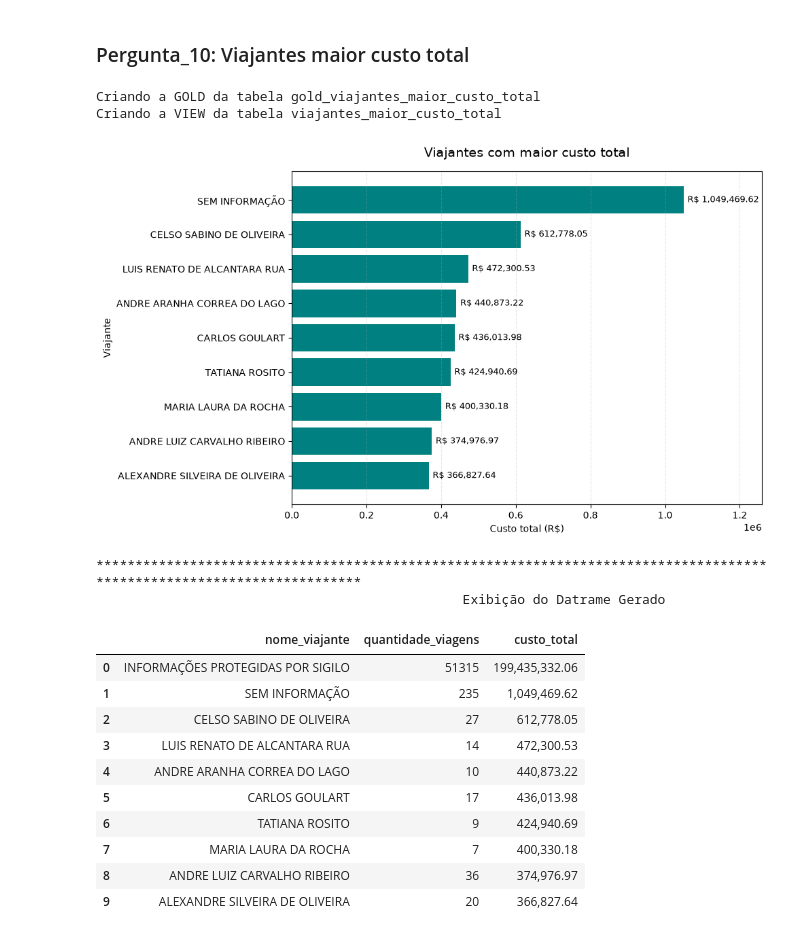
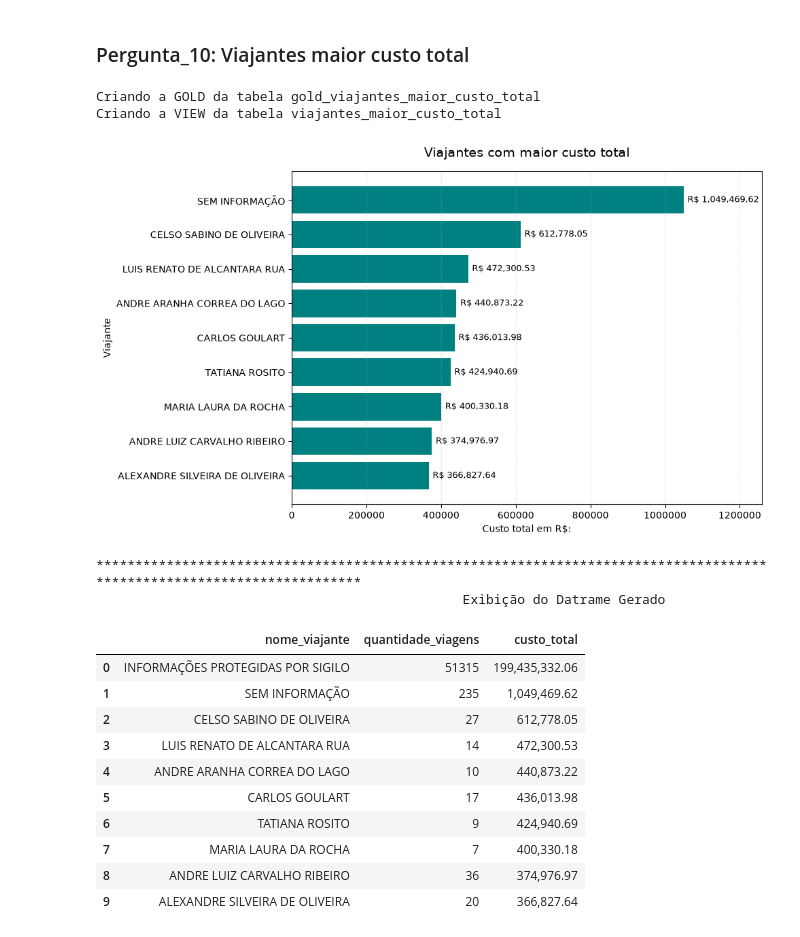
Before and after one commit to hicarocalliari/Projeto_final_SCTEC, a Jupyter notebook: notebooks/analise.ipynb, the cells around one changed output. Saved outputs shown, nothing was run; the diff lists cells and outputs as text; code cells hidden in the pictures.

```diff
--- a/notebooks/analise.ipynb
+++ b/notebooks/analise.ipynb
@@ -532,13 +501,7 @@ criar_gold_view(8)
 ## Criação do Gráfico
 
 # Ordenação para melhor visualização do gráfico
-df = (
-    df
-    .sort_values(
-        by="custo_medio",
-        ascending=True
-    )
-)
+df = df.sort_values(by="custo_medio", ascending=True)
 
 fig, ax = plt.subplots(figsize=(10, 6))
 
@@ -550,12 +513,7 @@ ax.set_ylabel("Meio de transporte")
 max_valor = df["custo_medio"].max()
 
 for i, valor in enumerate(df["custo_medio"]):
-    ax.text(
-        valor + max_valor * 0.01,
-        i,
-        f"R$ {valor:,.2f}",
-        va="center"
-    )
+    ax.text(valor + max_valor * 0.01, i, f"R$ {valor:,.2f}", va="center")
 
 ax.grid(axis="x", linestyle="--", alpha=0.3)
 ax.set_xlim(0, max_valor * 1.15)
@@ -567,8 +525,8 @@ plt.show()
 ## Apresentação do DF através do print e salvar em forma de imagem
 print("".center(120, "*"))
 print("Exibição do Datrame Gerado".center(120), "")
-df = df.sort_values(by="custo_medio",ascending=False)
-dfi.export(df,f"{PASTA_IMAGE}/df_pergunta_8.png",table_conversion="matplotlib")
+df = df.sort_values(by="custo_medio", ascending=False)
+dfi.export(df, f"{PASTA_IMAGE}/df_pergunta_8.png", table_conversion="matplotlib")
 df
 # %% [output]
 Criando a GOLD da tabela gold_meio_transporte_maior_custo_medio_viagem
@@ -668,61 +619,43 @@ criar_gold_view(10)
 
 ## Criação do Gráfico
 
-# Removendo registros sem identificação nominal
-df_grafico = (
-    df[df["nome_viajante"] != "INFORMAÇÕES PROTEGIDAS POR SIGILO"]
-    .sort_values(
-        by="custo_total",
-        ascending=True
-    )
+df_grafico = df[df["nome_viajante"] != "INFORMAÇÕES PROTEGIDAS POR SIGILO"].sort_values(
+    by="custo_total", ascending=True
 )
 
 fig, ax = plt.subplots(figsize=(10, 6))
 
-ax.barh(
-    df_grafico["nome_viajante"],
-    df_grafico["custo_total"],
-    color="teal"
-)
+ax.barh(df_grafico["nome_viajante"], df_grafico["custo_total"], color="teal")
 
-ax.set_title(
-    "Viajantes com maior custo total",
-    fontsize=14,
-    pad=15
-)
+ax.set_title("Viajantes com maior custo total", fontsize=14, pad=15)
 
-ax.set_xlabel("Custo total (R$)")
+ax.set_xlabel("Custo total em R$:")
 ax.set_ylabel("Viajante")
+
+ax.ticklabel_format(style="plain", useOffset=False, axis="x")
 
 max_valor = df_grafico["custo_total"].max()
 
 for i, valor in enumerate(df_grafico["custo_total"]):
-    ax.text(
-        valor + max_valor * 0.01,
-        i,
-        f"R$ {valor:,.2f}",
-        va="center",
-        fontsize=9
-    )
+    ax.text(valor + max_valor * 0.01, i, f"R$ {valor:,.2f}", va="center", fontsize=9)
 
 ax.grid(axis="x", linestyle="--", alpha=0.3)
 ax.set_xlim(0, max_valor * 1.20)
-
 plt.tight_layout()
 plt.savefig(f"{PASTA_IMAGE}/grafico_10.png", dpi=300, bbox_inches="tight")
 plt.show()
 
 
 ## Apresentação do DF através do print e salvar em forma de imagem
 print("".center(120, "*"))
 print("Exibição do Datrame Gerado".center(120), "")
 df.sort_values(by="custo_total", ascending=False)
-dfi.export(df,f"{PASTA_IMAGE}/df_pergunta_10.png",table_conversion="matplotlib")
+dfi.export(df, f"{PASTA_IMAGE}/df_pergunta_10.png", table_conversion="matplotlib")
 df
 # %% [output]
 Criando a GOLD da tabela gold_viajantes_maior_custo_total
 Criando a VIEW da tabela viajantes_maior_custo_total
-[figure, old version]
+[figure, new version]
 ************************************************************************************************************************
                                                Exibição do Datrame Gerado
 |  | nome_viajante | quantidade_viagens | custo_total |
```
Also changed, not shown: parts of 10 cells of this notebook, 21 other files.
